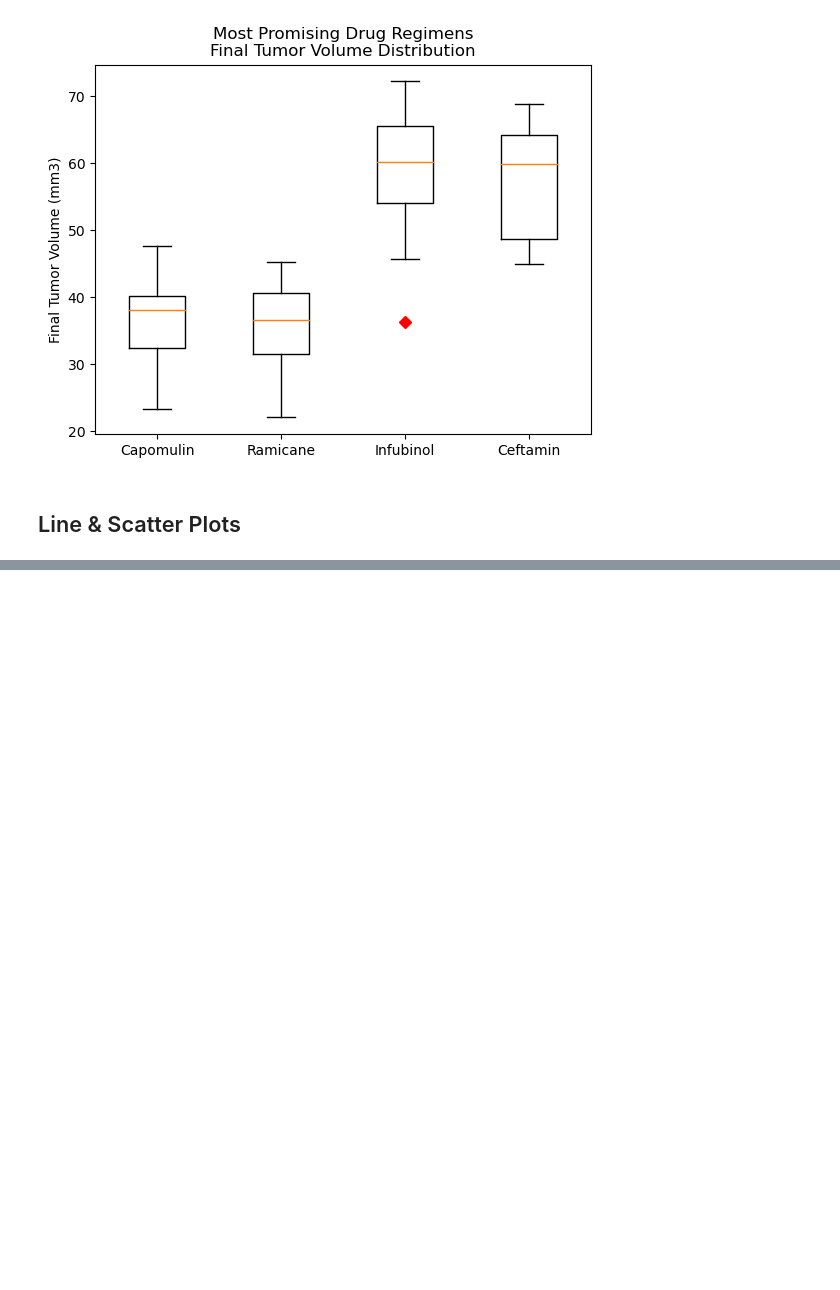
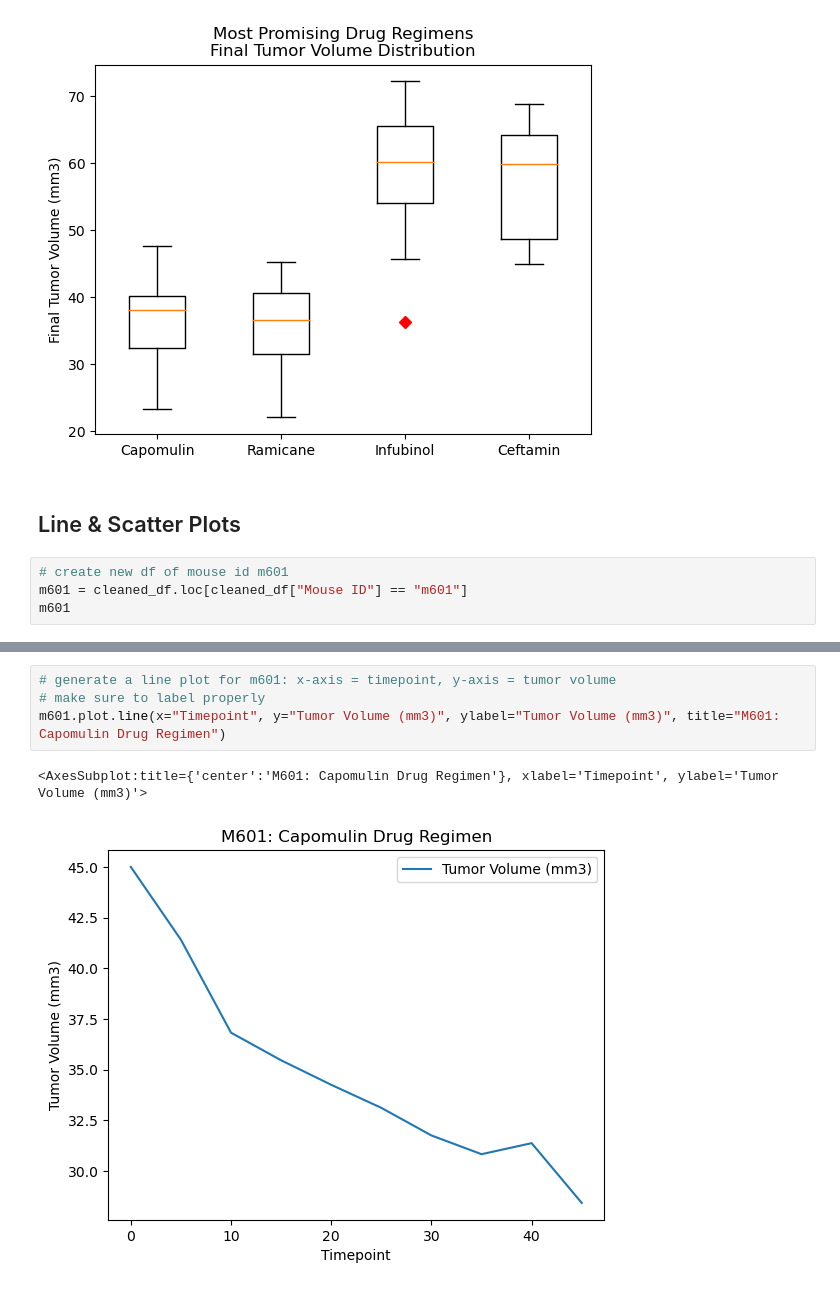
Before and after one commit to rbw9891/matplotlib_challenge, a Jupyter notebook: pymaceuticals_inc.ipynb, the cells around one changed output, grey strips where cells are left out. Drawn from its saved outputs; the diff is of its cells as text; blank space fills up the shorter version.

Commit message:
scatter plots done, regression last before proof and submission

```diff
--- a/pymaceuticals_inc.ipynb
+++ b/pymaceuticals_inc.ipynb
@@ -435,3 +435,7 @@ plt.show()
 [figure]
 # %% [markdown]
 ## Line & Scatter Plots
+# %%
+# create new df of mouse id m601
+m601 = cleaned_df.loc[cleaned_df["Mouse ID"] == "m601"]
+m601
@@ -437,0 +454,7 @@ plt.show()
+# %%
+# generate a line plot for m601: x-axis = timepoint, y-axis = tumor volume
+# make sure to label properly
+m601.plot.line(x="Timepoint", y="Tumor Volume (mm3)", ylabel="Tumor Volume (mm3)", title="M601: Capomulin Drug Regimen")
+# %% [output]
+<AxesSubplot:title={'center':'M601: Capomulin Drug Regimen'}, xlabel='Timepoint', ylabel='Tumor Volume (mm3)'>
+[figure, added]
```
Also changed, not shown: parts of 4 cells of this notebook.
